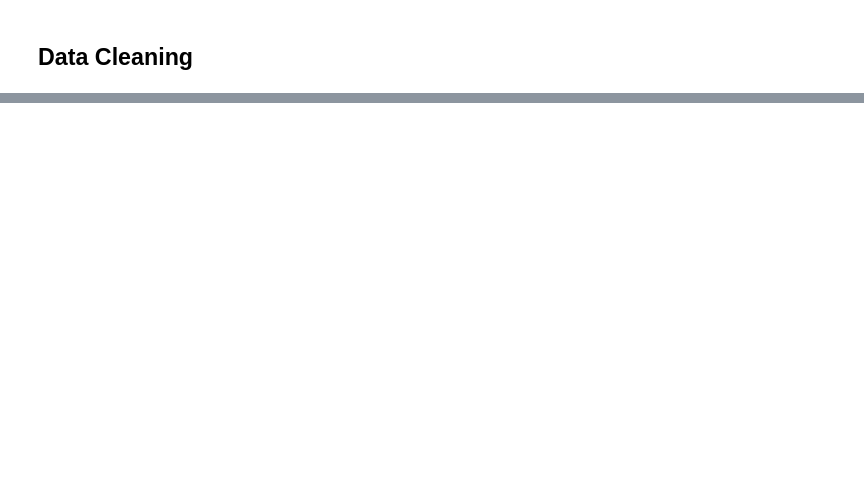
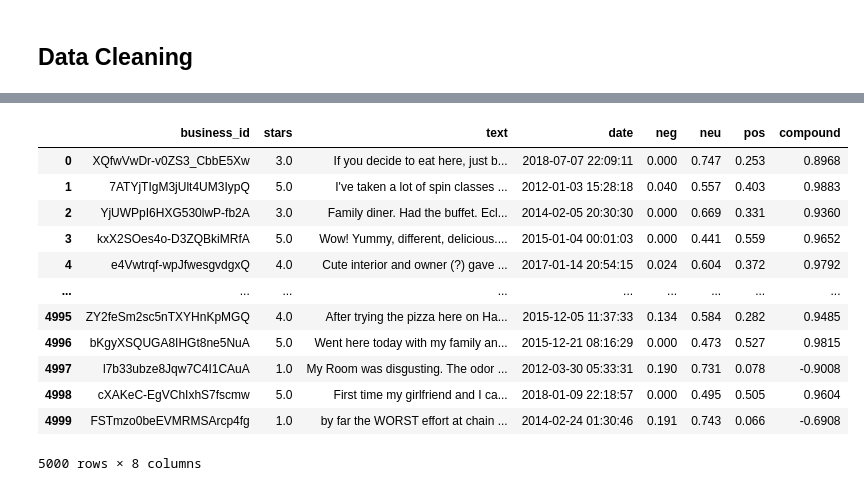
Before and after one commit to lonnagee/4447-Project, a Jupyter notebook: notebooks/COMP4447 Final Project - NLP Analysis.ipynb, the cells around one changed output, grey strips where cells are left out. Drawn from its saved outputs; the diff is of its cells as text; code cells hidden in the pictures; blank space fills up the shorter version.

```diff
--- a/notebooks/COMP4447 Final Project - NLP Analysis.ipynb
+++ b/notebooks/COMP4447 Final Project - NLP Analysis.ipynb
@@ -44,2 +142,6 @@ from extract_data import process_json_files
 # %% [markdown]
 ## Data Cleaning
+# %%
+cols_to_drop =["review_id", "user_id", "useful", "funny", "cool"]
+reviews_df.drop(cols_to_drop, inplace= True, axis=1)
+reviews_df.head()
@@ -45,0 +157,16 @@ from extract_data import process_json_files
+# %%
+scores = []
+for i in range(len(reviews_df)):
+    # get the text in the review
+    sentence = reviews_df.iloc[i][2].strip()
+    # tokenize the text
+    tokens = word_tokenize(sentence.lower())
+    tokens = [x for x in tokens if x not in stopwords.words('english') and x.isalpha()]
+    # lematize the tokens
+    lemma = WordNetLemmatizer()
+    tokens = [lemma.lemmatize(x) for x in tokens]
+    final_text = ' '.join(tokens)
+    # analyze the sentence
+    analyzer = SentimentIntensityAnalyzer()
+    score = analyzer.polarity_scores(final_text)
+    scores.append(score)
@@ -45,0 +175,3 @@ from extract_data import process_json_files
+# %%
+scores_df = pd.DataFrame(scores)
+scores_df.head(10)
@@ -45,0 +190,17 @@ from extract_data import process_json_files
+# %%
+new_df = pd.concat([reviews_df, scores_df], axis=1)
+new_df
+# %% [output]
+|  | business_id | stars | text | date | neg | neu | pos | compound |
+| 0 | XQfwVwDr-v0ZS3_CbbE5Xw | 3.0 | If you decide to eat here, just b... | 2018-07-07 22:09:11 | 0.000 | 0.747 | 0.253 | 0.8968 |
+| 1 | 7ATYjTIgM3jUlt4UM3IypQ | 5.0 | I've taken a lot of spin classes ... | 2012-01-03 15:28:18 | 0.040 | 0.557 | 0.403 | 0.9883 |
+| 2 | YjUWPpI6HXG530lwP-fb2A | 3.0 | Family diner. Had the buffet. Ecl... | 2014-02-05 20:30:30 | 0.000 | 0.669 | 0.331 | 0.9360 |
+| 3 | kxX2SOes4o-D3ZQBkiMRfA | 5.0 | Wow! Yummy, different, delicious.... | 2015-01-04 00:01:03 | 0.000 | 0.441 | 0.559 | 0.9652 |
+| 4 | e4Vwtrqf-wpJfwesgvdgxQ | 4.0 | Cute interior and owner (?) gave ... | 2017-01-14 20:54:15 | 0.024 | 0.604 | 0.372 | 0.9792 |
+| ... | ... | ... | ... | ... | ... | ... | ... | ... |
+| 4995 | ZY2feSm2sc5nTXYHnKpMGQ | 4.0 | After trying the pizza here on Ha... | 2015-12-05 11:37:33 | 0.134 | 0.584 | 0.282 | 0.9485 |
+| 4996 | bKgyXSQUGA8IHGt8ne5NuA | 5.0 | Went here today with my family an... | 2015-12-21 08:16:29 | 0.000 | 0.473 | 0.527 | 0.9815 |
+| 4997 | l7b33ubze8Jqw7C4I1CAuA | 1.0 | My Room was disgusting. The odor ... | 2012-03-30 05:33:31 | 0.190 | 0.731 | 0.078 | -0.9008 |
+| 4998 | cXAKeC-EgVChIxhS7fscmw | 5.0 | First time my girlfriend and I ca... | 2018-01-09 22:18:57 | 0.000 | 0.495 | 0.505 | 0.9604 |
+| 4999 | FSTmzo0beEVMRMSArcp4fg | 1.0 | by far the WORST effort at chain ... | 2014-02-24 01:30:46 | 0.191 | 0.743 | 0.066 | -0.6908 |
+5000 rows × 8 columns
```
Also changed, not shown: parts of 16 cells of this notebook.
